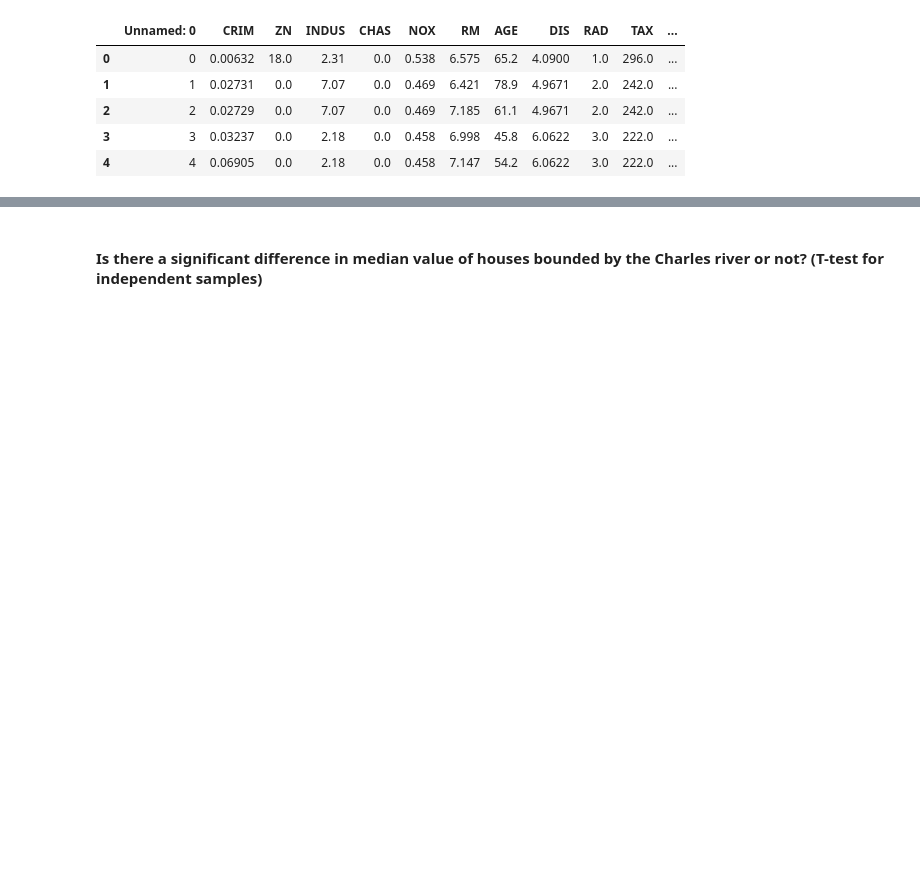
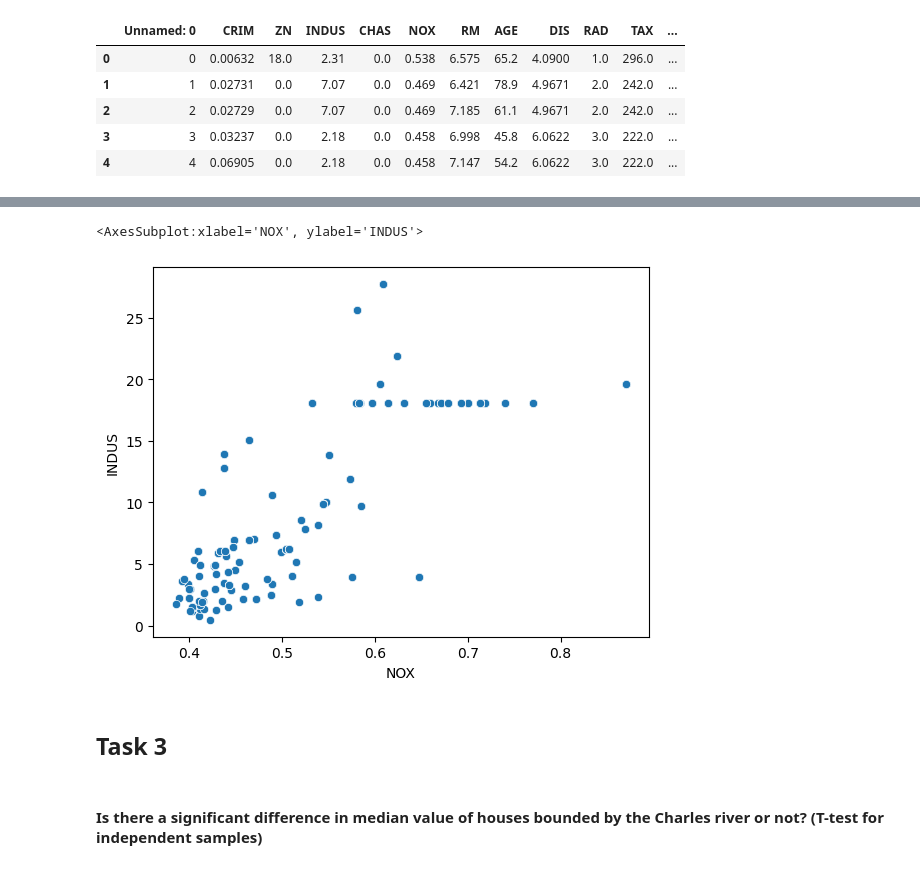
Before and after one commit to Em-Mac/Coursera-Statistics-for-Data-Science-with-Python, a Jupyter notebook: Optional_Peer_Graded_Assignment.jupyterlite.ipynb, the cells around one changed output, grey strips where cells are left out. Drawn from its saved outputs; the diff is of its cells as text; code cells hidden in the pictures; blank space fills up the shorter version.

```diff
--- a/Optional_Peer_Graded_Assignment.jupyterlite.ipynb
+++ b/Optional_Peer_Graded_Assignment.jupyterlite.ipynb
@@ -104,0 +125,6 @@ boston_df.head()
+# %%
+#Scatter plot to show the relationship between Nitric oxide concentrations and the proportion of non-retail business acres per town. What can you say about the relationship?
+sns.scatterplot(x='NOX', y='INDUS', data=boston_df)
+# %% [output]
+<AxesSubplot:xlabel='NOX', ylabel='INDUS'>
+[figure, added]
@@ -105,3 +135,5 @@ boston_df.head()
+# %% [markdown]
+## Task 3
 # %% [markdown]
 #### Is there a significant difference in median value of houses bounded by the Charles river or not? (T-test for independent samples)
 # %%
```
Also changed, not shown: parts of 6 cells of this notebook.
